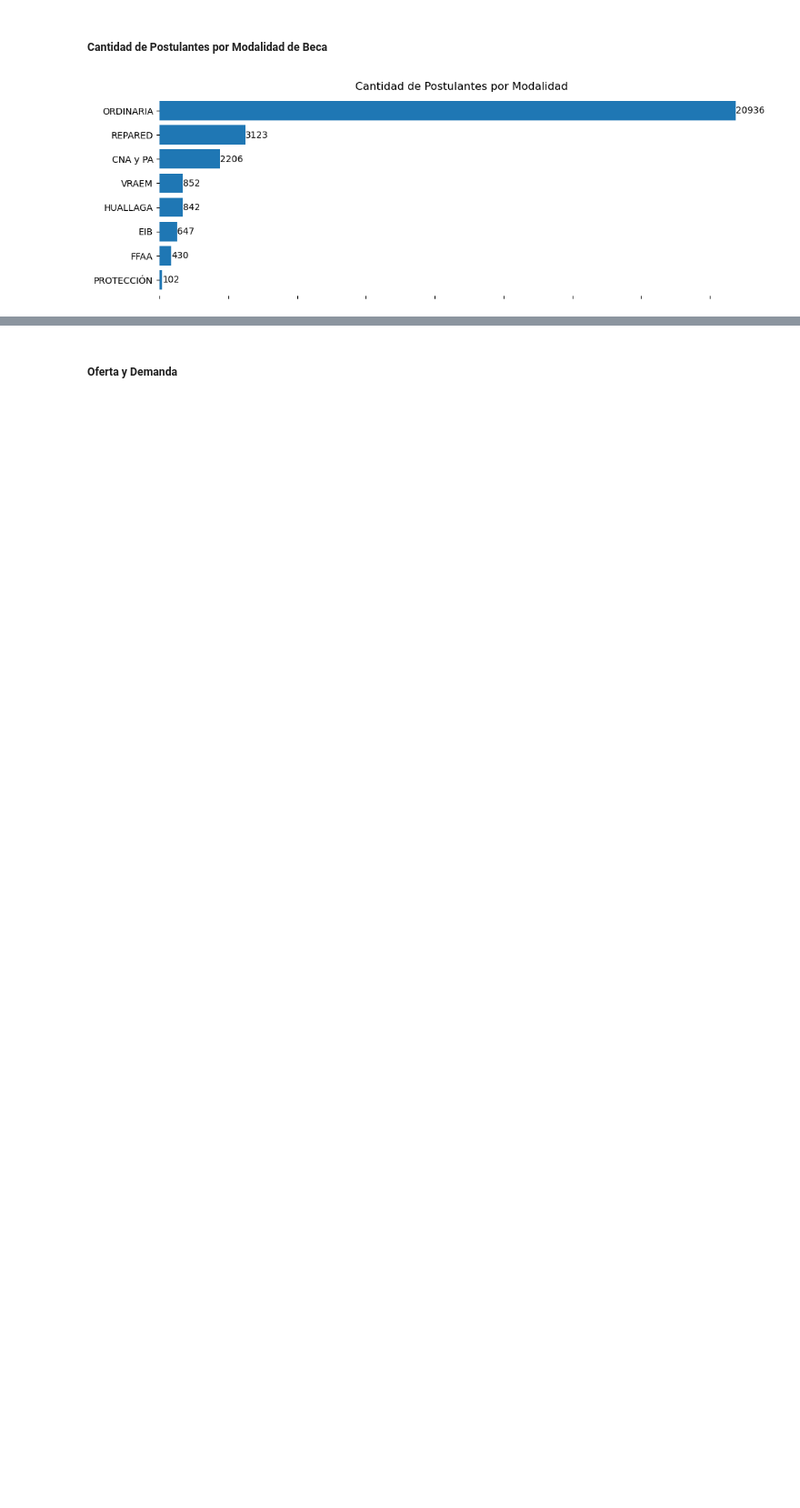
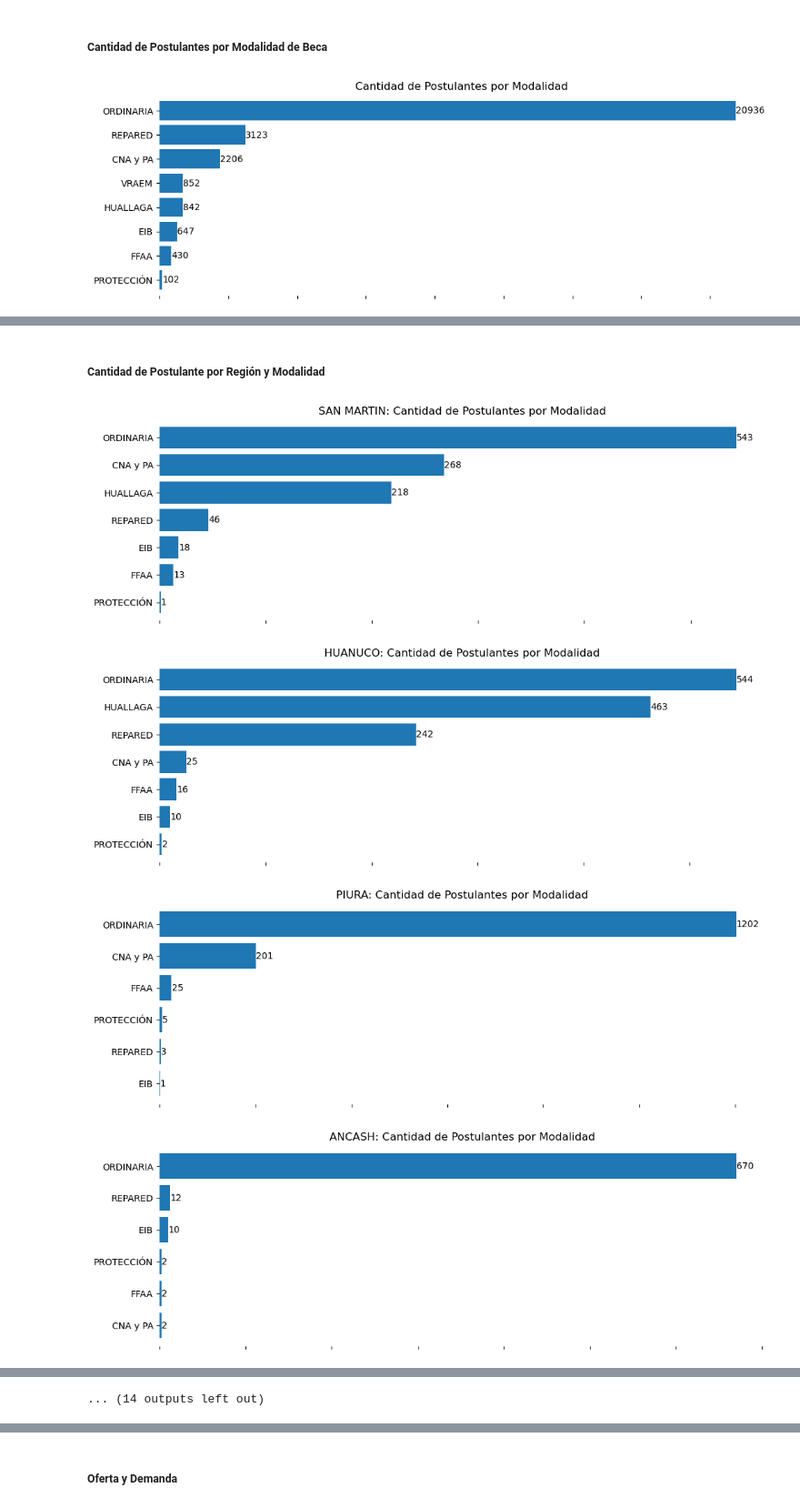
Before and after one commit to wreyesa/AnalisisBeca18, a Jupyter notebook: analysis.ipynb, the cells around one changed output, grey strips where cells are left out. Shown at 91% size. Drawn from its saved outputs; the diff is of its cells as text; code cells hidden in the pictures; blank space fills up the shorter version.

```diff
--- a/analysis.ipynb
+++ b/analysis.ipynb
@@ -83 +84,14 @@ grafica_por_categoria(data, category='MODALIDAD', y_size=4, titulo='Cantidad de
 * Las otras modalidades tienen una demanda menor como Beca FF.AA. y Beca Protección.
+# %% [markdown]
+##### Cantidad de Postulante por Región y Modalidad
+# %%
+regiones = list(data['REGION'].unique())
+# %%
+for rg in regiones:
+    df_rg = data[data['REGION']==rg]
+    grafica_por_categoria(df_rg, category='MODALIDAD', y_size=4, titulo=f'{rg}: Cantidad de Postulantes por Modalidad')
+# %% [output]
+[figure, added]
+[figure, added]
+[figure, added]
+[figure, added]
@@ -83,0 +106 @@ grafica_por_categoria(data, category='MODALIDAD', y_size=4, titulo='Cantidad de
+... (14 outputs left out)
```
Also changed, not shown: parts of 32 cells of this notebook.
